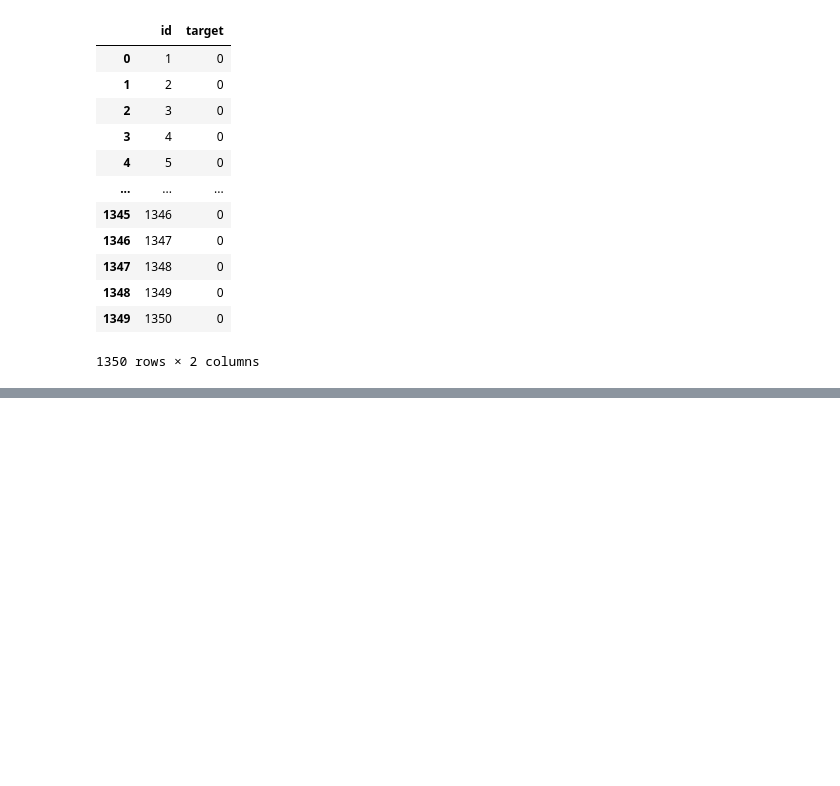
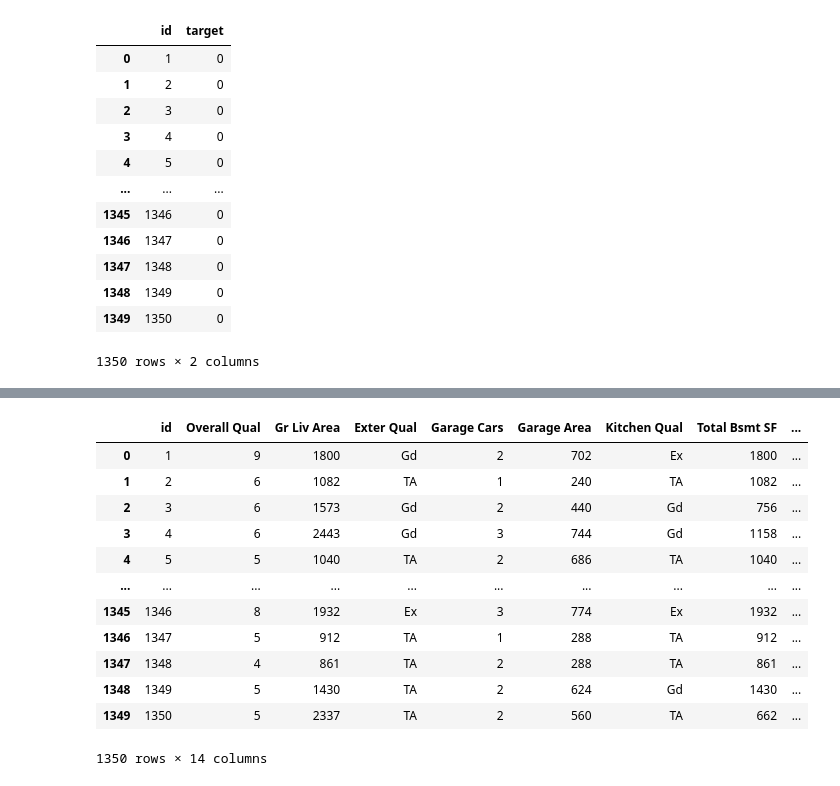
Before and after one commit to GaYounKoh/study, a Jupyter notebook: prac.ipynb, the cells around one changed output, grey strips where cells are left out. Cells and saved outputs as stored; diff of their text form; code cells hidden in the pictures; blank space fills up the shorter version.

```diff
--- a/prac.ipynb
+++ b/prac.ipynb
@@ -28,0 +50,16 @@ sample
+# %%
+test
+# %% [output]
+|  | id | Overall Qual | Gr Liv Area | Exter Qual | Garage Cars | Garage Area | Kitchen Qual | Total Bsmt SF | ... |
+| 0 | 1 | 9 | 1800 | Gd | 2 | 702 | Ex | 1800 | ... |
+| 1 | 2 | 6 | 1082 | TA | 1 | 240 | TA | 1082 | ... |
+| 2 | 3 | 6 | 1573 | Gd | 2 | 440 | Gd | 756 | ... |
+| 3 | 4 | 6 | 2443 | Gd | 3 | 744 | Gd | 1158 | ... |
+| 4 | 5 | 5 | 1040 | TA | 2 | 686 | TA | 1040 | ... |
+| ... | ... | ... | ... | ... | ... | ... | ... | ... | ... |
+| 1345 | 1346 | 8 | 1932 | Ex | 3 | 774 | Ex | 1932 | ... |
+| 1346 | 1347 | 5 | 912 | TA | 1 | 288 | TA | 912 | ... |
+| 1347 | 1348 | 4 | 861 | TA | 2 | 288 | TA | 861 | ... |
+| 1348 | 1349 | 5 | 1430 | TA | 2 | 624 | Gd | 1430 | ... |
+| 1349 | 1350 | 5 | 2337 | TA | 2 | 560 | TA | 662 | ... |
+1350 rows × 14 columns
```
Also changed, not shown: parts of 10 cells of this notebook.
